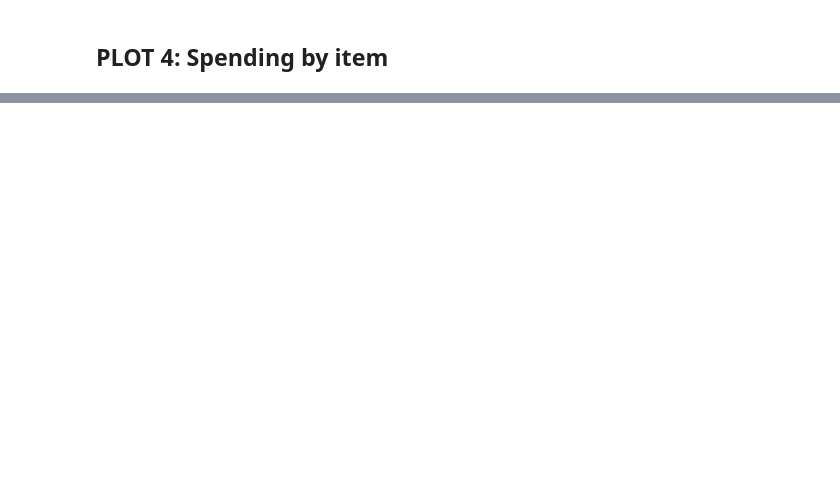
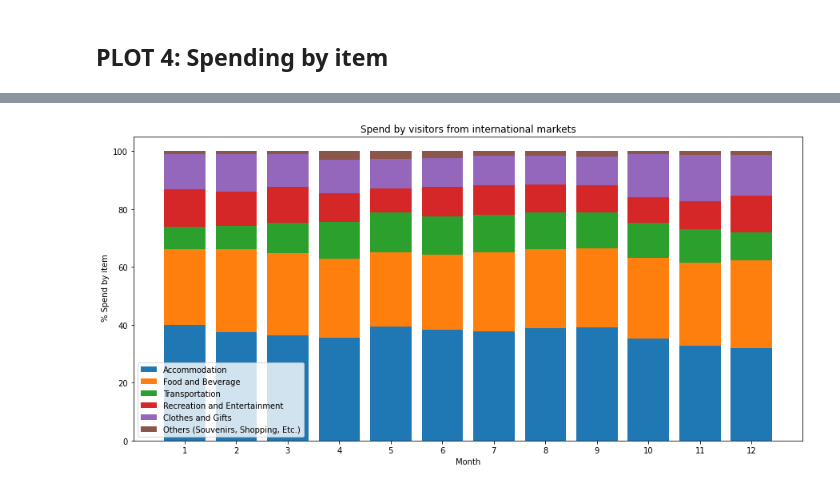
Before and after one commit to Vizzuality/tota, a Jupyter notebook: data/notebooks/tota_spending_data.ipynb, the cells around one changed output, grey strips where cells are left out. Saved outputs shown, nothing was run; the diff lists cells and outputs as text; code cells hidden in the pictures; blank space fills up the shorter version.

```diff
--- a/data/notebooks/tota_spending_data.ipynb
+++ b/data/notebooks/tota_spending_data.ipynb
@@ -547,0 +608,7 @@ def plot_spending_item(df, origin, year):
+# %%
+year == 2019
+df_plt = df_items_dom[df_items_dom['Year'] == year].copy()
+df_month = df_plt.groupby('Month')['Spend'].sum()
+df_plt_pct = pd.merge(df_plt, df_month, on='Month', how='left')
+df_plt_pct['Pct Spend'] = (df_plt_pct['Spend_x'] / df_plt_pct['Spend_y'])*100
+df_plt_pct[df_plt_pct['Month'] == 8]
@@ -547,0 +623,40 @@ def plot_spending_item(df, origin, year):
+# %%
+def spend_total_categories(df, year, domestic = False):
+
+    if domestic:
+        df_items_market = df[df['Origin'] == 'Domestic']
+    else:
+        df_items_market = df[df['Origin'] == 'International']
+
+    df_plt = df_items_market[df_items_market['Year'] == year].copy()
+    df_month = df_plt.groupby('Month')['Spend'].sum()
+    df_plt_pct = pd.merge(df_plt, df_month, on='Month', how='left')
+    df_plt_pct['Pct Spend'] = (df_plt_pct['Spend_x'] / df_plt_pct['Spend_y'])*100
+    df_plt_pct[df_plt_pct['Month'] == 8]
+    cat = ['Accommodation', 'Food and Beverage','Transportation',\
+           'Recreation and Entertainment', 'Clothes and Gifts', 'Others (Souvenirs, Shopping, Etc.)']
+
+    bot = 0
+
+    fig=plt.figure(figsize=(15,7))
+
+    for i in range(len(cat)):
+        df_ax = df_plt_pct[df_plt_pct['ITS Spend Category Name'] == cat[i]]
+
+        plt.bar(df_ax['Month'], df_ax['Pct Spend'], bottom=bot)
+
+        bot = bot + df_ax['Pct Spend'].values
+
+    plt.xticks(range(1,13))
+    plt.xlabel("Month")
+    plt.ylabel(" % Spend by item")
+    if domestic:
+        plt.title('Spend by visitors from other domestic markets')
+    else:
+        plt.title('Spend by visitors from international markets')
+    plt.legend(cat)
+    plt.show()
+# %%
+spend_total_categories(df_items, year, domestic = False)
+# %% [output]
+[figure, added]
```
Also changed, not shown: parts of 23 cells of this notebook.
